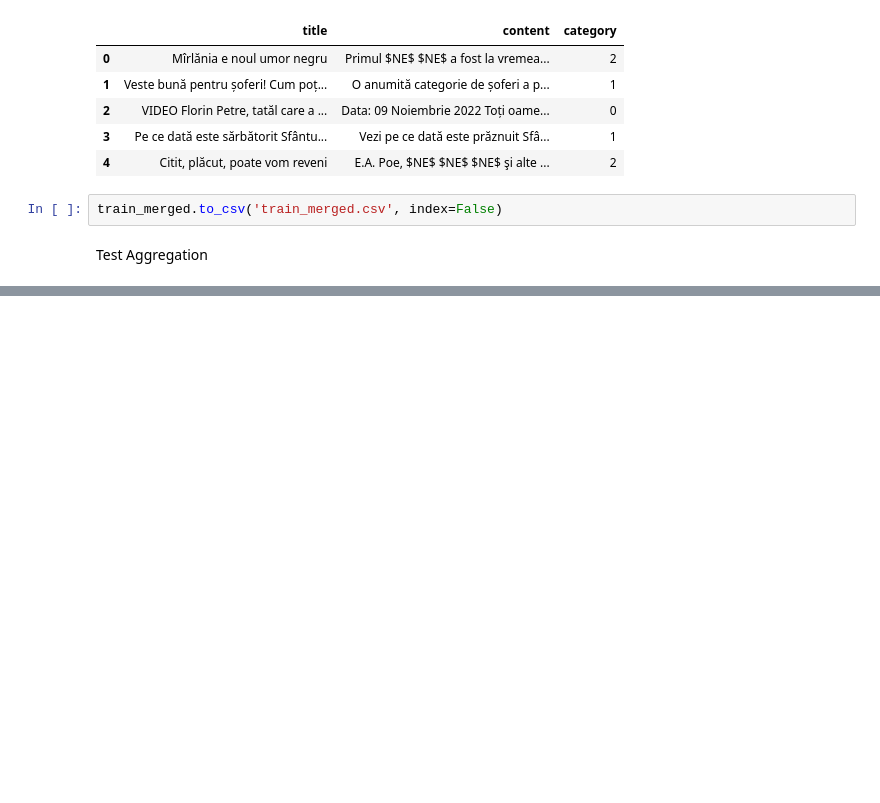
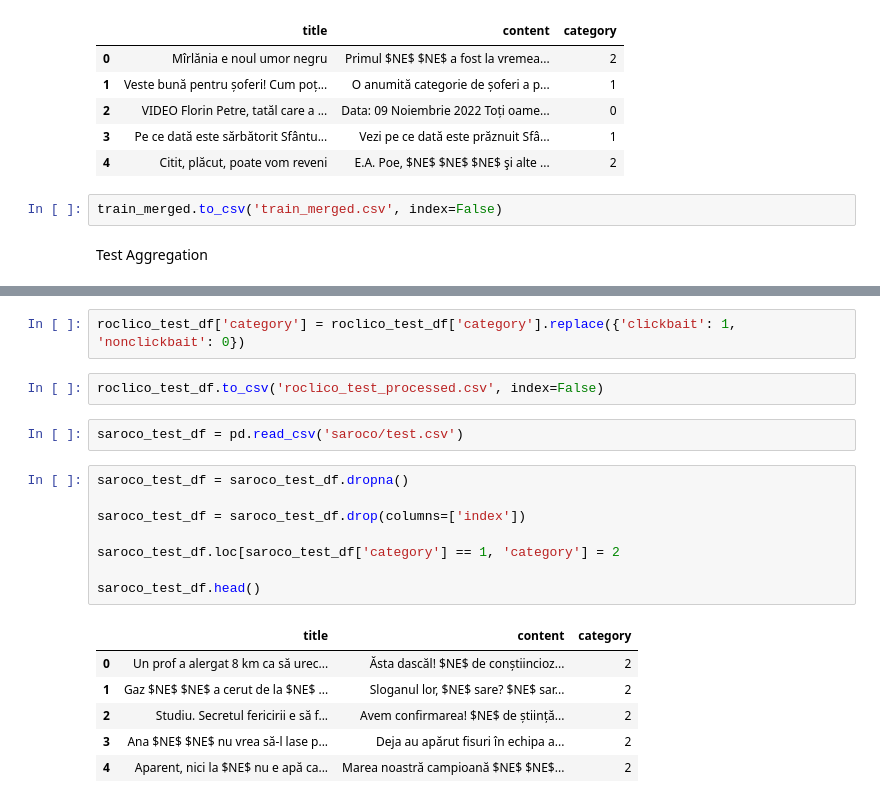
Before and after one commit to IoanaGabor/code_analysis_project, a Jupyter notebook: roclico-saroco/data_aggregation.ipynb, the cells around one changed output, grey strips where cells are left out. Cells and saved outputs as stored; diff of their text form; blank space fills up the shorter version.

```diff
--- a/roclico-saroco/data_aggregation.ipynb
+++ b/roclico-saroco/data_aggregation.ipynb
@@ -116,0 +154,21 @@ Test Aggregation
+# %%
+roclico_test_df['category'] = roclico_test_df['category'].replace({'clickbait': 1, 'nonclickbait': 0})
+# %%
+roclico_test_df.to_csv('roclico_test_processed.csv', index=False)
+# %%
+saroco_test_df = pd.read_csv('saroco/test.csv')
+# %%
+saroco_test_df = saroco_test_df.dropna()
+
+saroco_test_df = saroco_test_df.drop(columns=['index'])
+
+saroco_test_df.loc[saroco_test_df['category'] == 1, 'category'] = 2
+
+saroco_test_df.head()
+# %% [output]
+|  | title | content | category |
+| 0 | Un prof a alergat 8 km ca să urec... | Ăsta dascăl! $NE$ de conștiincioz... | 2 |
+| 1 | Gaz $NE$ $NE$ a cerut de la $NE$ ... | Sloganul lor, $NE$ sare? $NE$ sar... | 2 |
+| 2 | Studiu. Secretul fericirii e să f... | Avem confirmarea! $NE$ de știință... | 2 |
+| 3 | Ana $NE$ $NE$ nu vrea să-l lase p... | Deja au apărut fisuri în echipa a... | 2 |
+| 4 | Aparent, nici la $NE$ nu e apă ca... | Marea noastră campioană $NE$ $NE$... | 2 |
```
Also changed, not shown: parts of 6 cells of this notebook.
